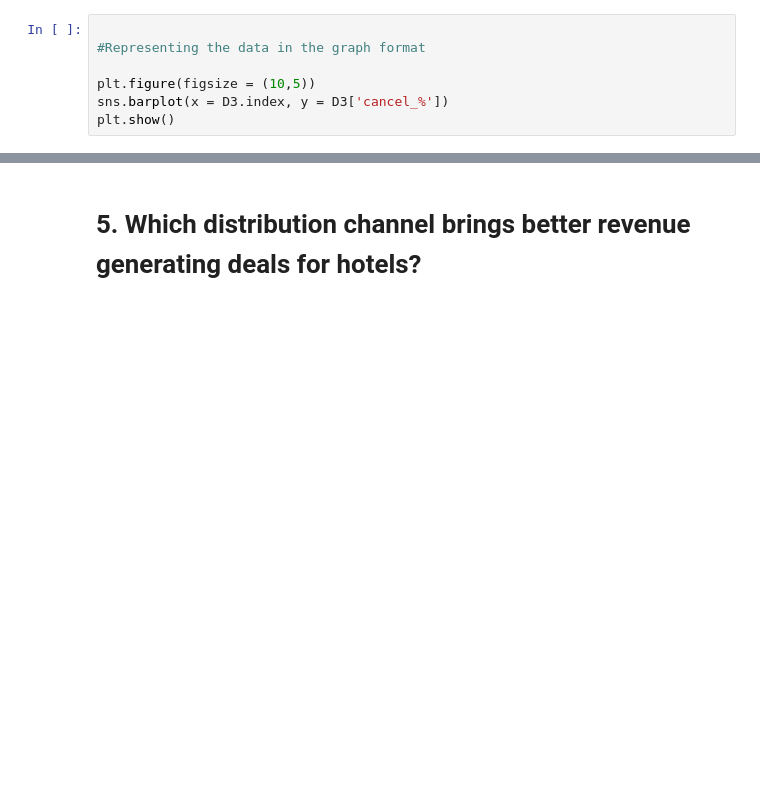
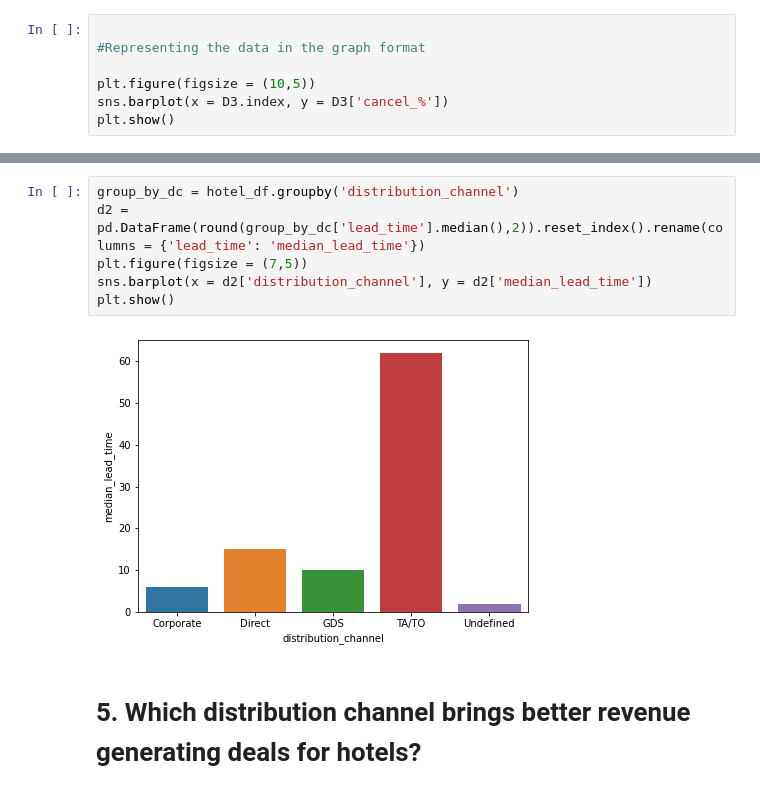
Before and after one commit to PoojaSwamii/Hotel-Booking---Data-Analysis, a Jupyter notebook: Pooja_Swami_Hotel_Booking_Analysis_Capstone_Project.ipynb, the cells around one changed output, grey strips where cells are left out. Drawn from its saved outputs; the diff is of its cells as text; blank space fills up the shorter version.

```diff
--- a/Pooja_Swami_Hotel_Booking_Analysis_Capstone_Project.ipynb
+++ b/Pooja_Swami_Hotel_Booking_Analysis_Capstone_Project.ipynb
@@ -166,2 +181,10 @@ plt.show()
+# %%
+group_by_dc = hotel_df.groupby('distribution_channel')
+d2 = pd.DataFrame(round(group_by_dc['lead_time'].median(),2)).reset_index().rename(columns = {'lead_time': 'median_lead_time'})
+plt.figure(figsize = (7,5))
+sns.barplot(x = d2['distribution_channel'], y = d2['median_lead_time'])
+plt.show()
+# %% [output]
+[figure, added]
 # %% [markdown]
 # 5. Which distribution channel brings better revenue generating deals for hotels?
```
Also changed, not shown: parts of 5 cells of this notebook.
